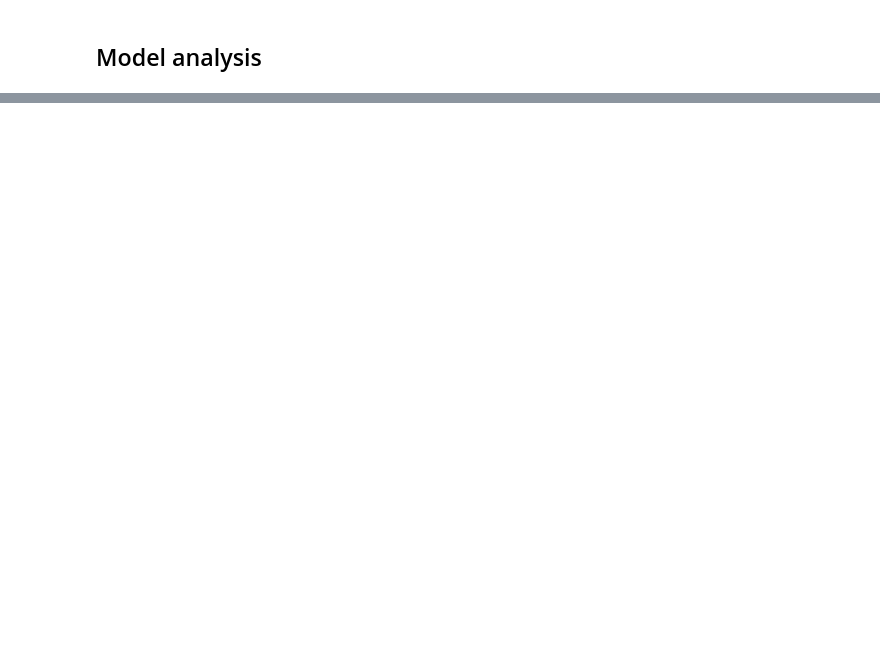
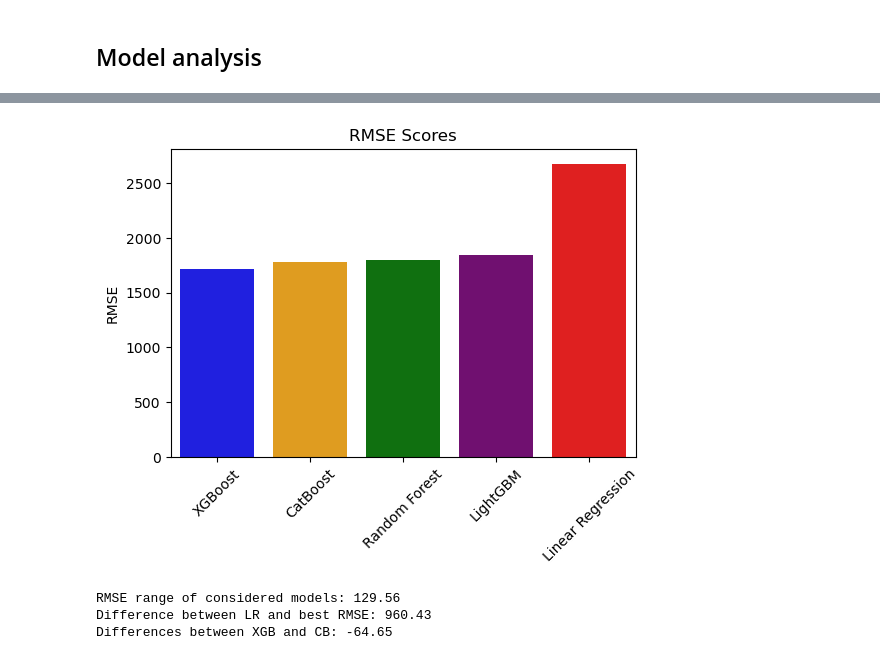
Before and after one commit to IMMontoya/predicting_used_car_market_values_with_machine_learning, a Jupyter notebook: notebook.ipynb, the cells around one changed output, grey strips where cells are left out. Saved outputs shown, nothing was run; the diff lists cells and outputs as text; code cells hidden in the pictures; blank space fills up the shorter version.

```diff
--- a/notebook.ipynb
+++ b/notebook.ipynb
@@ -1337,0 +1331,6 @@ Type 'x' to check. Then press Shift+Enter.
+# %%
+# Convert milliseconds to seconds for better readability
+results_df['TrainTime_s'] = results_df['TrainTime_ms'] / 1000
+results_df['PredictTime_s'] = results_df['PredictTime_ms'] / 1000
+
+display(results_df)
@@ -1337,0 +1344,54 @@ Type 'x' to check. Then press Shift+Enter.
+# %%
+# Define a dictionary for descriptions to colors
+color_dict = {'Linear Regression': 'red',
+              'Random Forest': 'green',
+              'XGBoost': 'blue',
+              'LightGBM': 'purple',
+              'CatBoost': 'orange'}
+# %%
+def plot_RMSEs(df=results_df, color_dict=color_dict):
+    # Sort the df by RMSE
+    df = df.sort_values(by='RMSE')
+
+    # Extract the descriptions withouth the parameters
+    descriptions = [desc[0] for desc in df['Description']]
+
+    # Plot the RMSEs
+    plt.figure(figsize=(6, 4))
+    sns.barplot(x=descriptions, y=df['RMSE'], palette=[color_dict[desc] for desc in descriptions], hue=descriptions)
+    plt.title('RMSE Scores')
+    plt.xticks(rotation=45)
+    plt.show()
+
+plot_RMSEs()
+# %% [output]
+[figure, added]
+# %%
+def get_dif(column_name, df):
+
+    # Get the value in the LR row
+    lr_val = df[df['Description'].apply(lambda x: x[0] == 'Linear Regression')][column_name].values[0]
+
+    # Drop the LR row
+    df = df[df['Description'].apply(lambda x: x[0] != 'Linear Regression')]
+
+    # Get the min and max values
+    min_val = df[column_name].min()
+    max_val = df[column_name].max()
+
+    # Get the difference
+    range_of_tests = max_val - min_val
+
+    # Get the difference between the LR value and the best value
+    lr_best_dif = lr_val - min_val
+
+    print(f"{column_name} range of considered models: {range_of_tests:.2f}")
+    print(f"Difference between LR and best {column_name}: {lr_best_dif:.2f}")
+
+get_dif('RMSE', results_df)
+
+print(f"Differences between XGB and CB: {results_df['RMSE'][2] - results_df['RMSE'][4]:.2f}")
+# %% [output]
+RMSE range of considered models: 129.56
+Difference between LR and best RMSE: 960.43
+Differences between XGB and CB: -64.65
```
Also changed, not shown: parts of 53 cells of this notebook, 4 other files.
